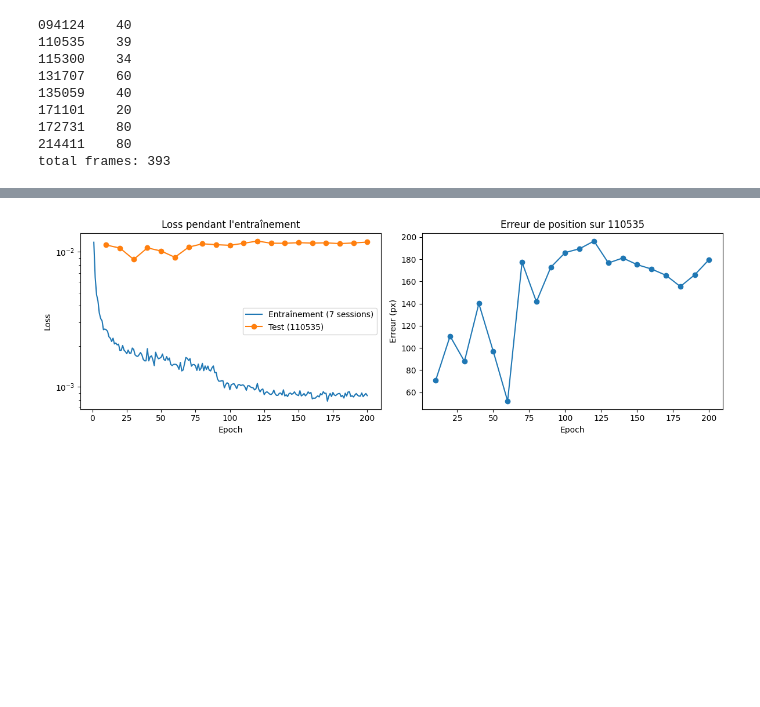
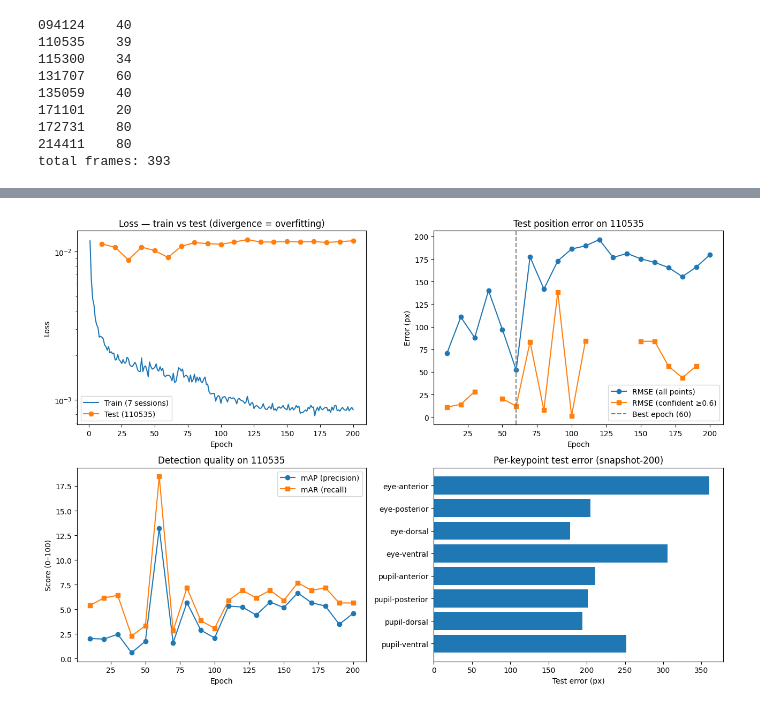
Before and after one commit to MadaMada08/ml4science-priestleylab, a Jupyter notebook: exploration.ipynb, the cells around one changed output, grey strips where cells are left out. Cells and saved outputs as stored; diff of their text form; code cells hidden in the pictures; blank space fills up the shorter version.

```diff
--- a/exploration.ipynb
+++ b/exploration.ipynb
@@ -156,27 +132,82 @@ Per-bodypart evaluation results (DLC_Resnet50_pupilNov13shuffle1_snapshot_200-ke
 # %%
 import pandas as pd
 import matplotlib.pyplot as plt
 
-train_dir = PROJECT / "dlc-models-pytorch/iteration-0/pupilNov13-trainset90shuffle1/train"
-stats = pd.read_csv(train_dir / "learning_stats.csv").tail(200)   # les 200 epochs du vrai entraînement
-evals = stats.dropna(subset=["metrics/test.rmse"])                # le test est mesuré toutes les 10 epochs
 
-fig, (ax1, ax2) = plt.subplots(1, 2, figsize=(12, 4))
+def plot_training(project, test_session="110535"):
+    train_dir = (
+        Path(project)
+        / "dlc-models-pytorch/iteration-0/pupilNov13-trainset90shuffle1/train"
+    )
+    stats = pd.read_csv(train_dir / "learning_stats.csv")
+    evals = stats.dropna(subset=["metrics/test.rmse"])
+    best = evals.loc[evals["metrics/test.rmse"].idxmin()]
 
-ax1.plot(stats["step"], stats["losses/train.total_loss"], label="Entraînement (7 sessions)")
-ax1.plot(evals["step"], evals["losses/eval.total_loss"], marker="o", label="Test (110535)")
-ax1.set_yscale("log")
-ax1.set_xlabel("Epoch")
-ax1.set_ylabel("Loss")
-ax1.set_title("Loss pendant l'entraînement")
-ax1.legend()
+    fig, axes = plt.subplots(2, 2, figsize=(13, 9))
 
-ax2.plot(evals["step"], evals["metrics/test.rmse"], marker="o")
-ax2.set_xlabel("Epoch")
-ax2.set_ylabel("Erreur (px)")
-ax2.set_title("Erreur de position sur 110535")
+    ax = axes[0, 0]
+    ax.plot(stats["step"], stats["losses/train.total_loss"], label="Train (7 sessions)")
+    ax.plot(
+        evals["step"],
+        evals["losses/eval.total_loss"],
+        marker="o",
+        label=f"Test ({test_session})",
+    )
+    ax.set_yscale("log")
+    ax.set_xlabel("Epoch")
+    ax.set_ylabel("Loss")
+    ax.set_title("Loss — train vs test (divergence = overfitting)")
+    ax.legend()
 
-plt.tight_layout()
-plt.show()
+    ax = axes[0, 1]
+    ax.plot(
+        evals["step"], evals["metrics/test.rmse"], marker="o", label="RMSE (all points)"
+    )
+    ax.plot(
+        evals["step"],
+        evals["metrics/test.rmse_pcutoff"],
+        marker="s",
+        label="RMSE (confident ≥0.6)",
+    )
+    ax.axvline(
+        best["step"], color="grey", ls="--", label=f"Best epoch ({int(best['step'])})"
+    )
+    ax.set_xlabel("Epoch")
+    ax.set_ylabel("Error (px)")
+    ax.set_title(f"Test position error on {test_session}")
+    ax.legend()
+
+    ax = axes[1, 0]
+    ax.plot(
+        evals["step"], evals["metrics/test.mAP"], marker="o", label="mAP (precision)"
+    )
+    ax.plot(evals["step"], evals["metrics/test.mAR"], marker="s", label="mAR (recall)")
+    ax.set_xlabel("Epoch")
+    ax.set_ylabel("Score (0–100)")
+    ax.set_title(f"Detection quality on {test_session}")
+    ax.legend()
+
+    ax = axes[1, 1]
+    kp = [
+        "eye-anterior",
+        "eye-posterior",
+        "eye-dorsal",
+        "eye-ventral",
+        "pupil-anterior",
+        "pupil-posterior",
+        "pupil-dorsal",
+        "pupil-ventral",
+    ]
+    err = [360.41, 204.49, 178.27, 305.48, 211.13, 201.46, 194.45, 251.55]
+    ax.barh(kp, err)
+    ax.invert_yaxis()
+    ax.set_xlabel("Test error (px)")
+    ax.set_title("Per-keypoint test error (snapshot-200)")
+
+    plt.tight_layout()
+    plt.show()
+
+
+plot_training(PROJECT)
 # %% [output]
-[figure, old version]
+[figure, new version]
```
Also changed, not shown: parts of 5 cells of this notebook.
